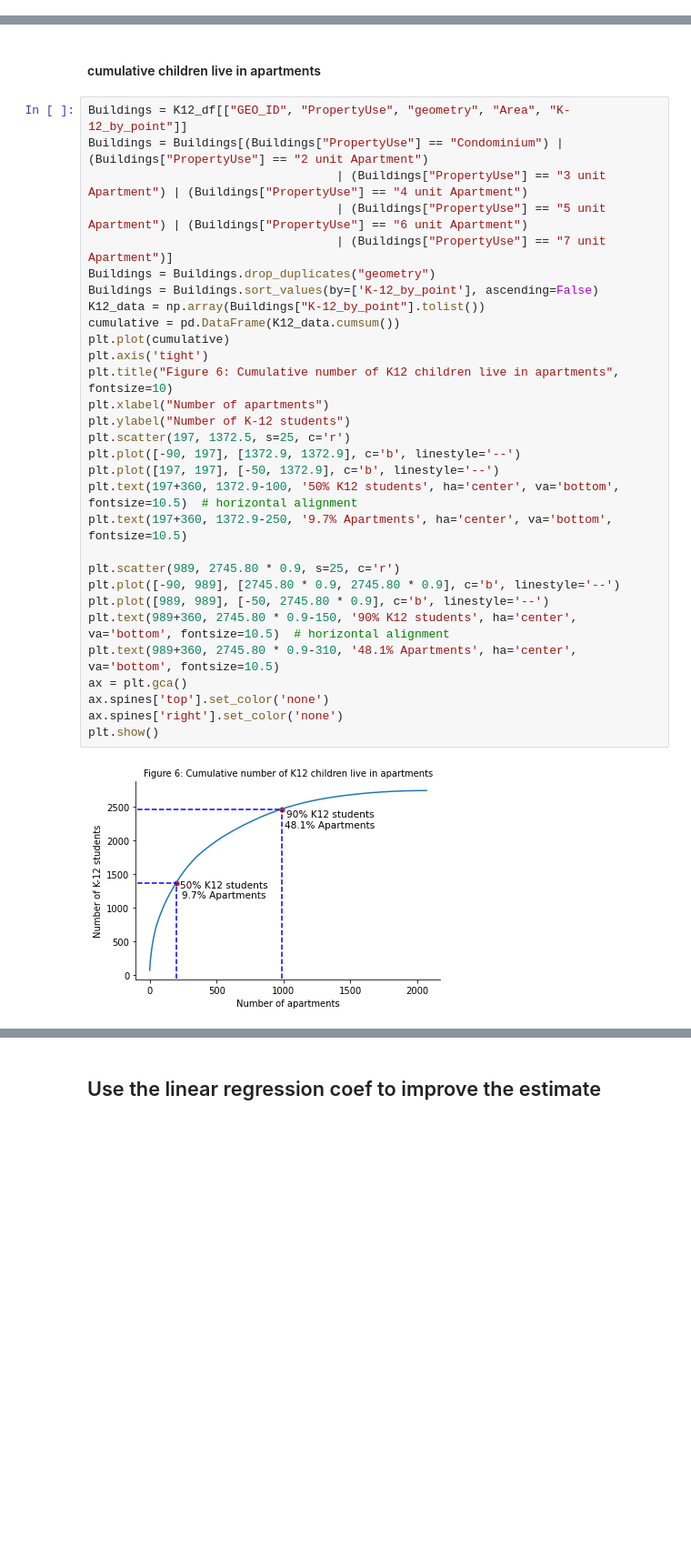
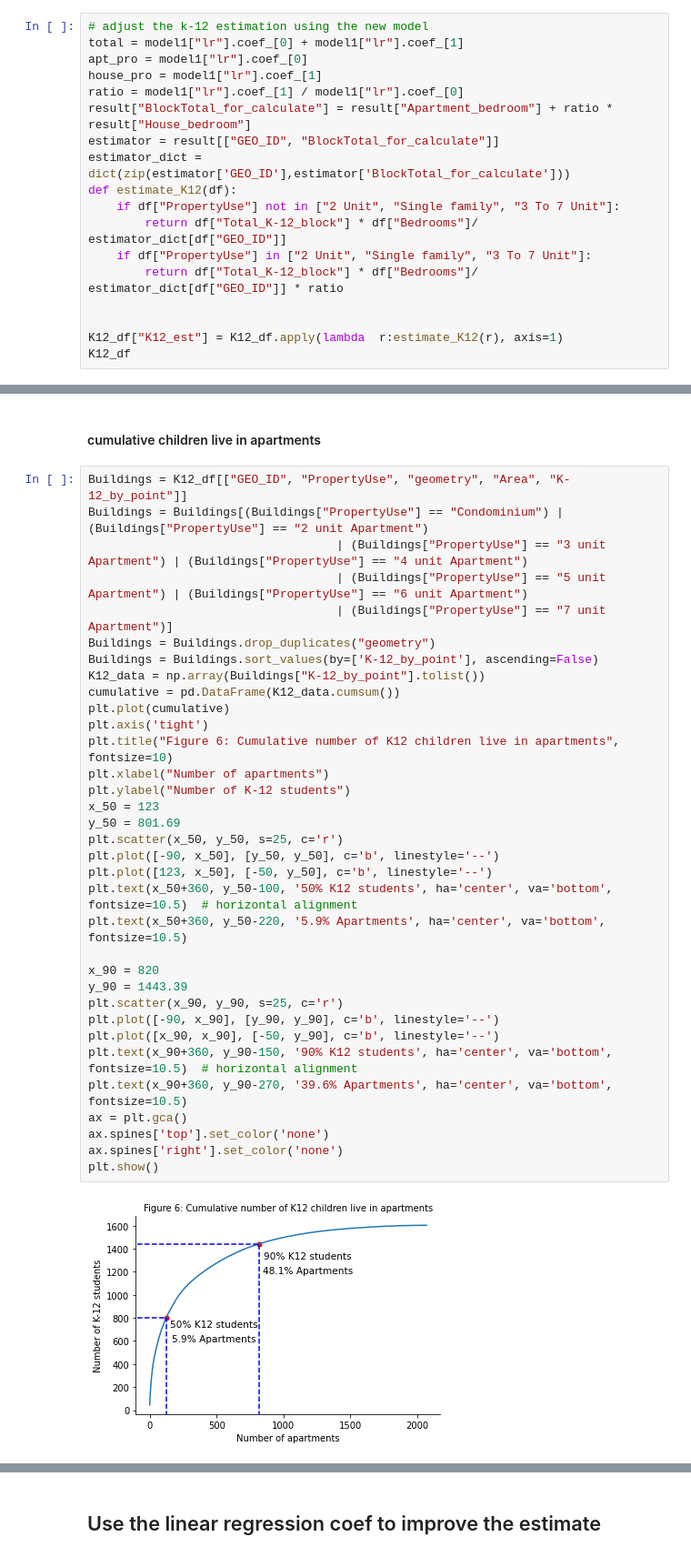
Before and after one commit to wesley0628/Internet-Access-Analysis, a Jupyter notebook: Internet_Access.ipynb, the cells around one changed output, grey strips where cells are left out. Shown at 91% size. Saved outputs shown, nothing was run; the diff lists cells and outputs as text; blank space fills up the shorter version.

Commit message:
Change bedrooms numbers for 0 bedroom apartments

```diff
--- a/Internet_Access.ipynb
+++ b/Internet_Access.ipynb
@@ -242,3 +249,21 @@ print(model1["lr"].coef_[1] / model1["lr"].coef_[0])
 # %% [output]
 4.383149098503588
 [figure]
+# %%
+# adjust the k-12 estimation using the new model
+total = model1["lr"].coef_[0] + model1["lr"].coef_[1]
+apt_pro = model1["lr"].coef_[0]
+house_pro = model1["lr"].coef_[1]
+ratio = model1["lr"].coef_[1] / model1["lr"].coef_[0]
+result["BlockTotal_for_calculate"] = result["Apartment_bedroom"] + ratio * result["House_bedroom"]
+estimator = result[["GEO_ID", "BlockTotal_for_calculate"]]
+estimator_dict = dict(zip(estimator['GEO_ID'],estimator['BlockTotal_for_calculate']))
+def estimate_K12(df):
+    if df["PropertyUse"] not in ["2 Unit", "Single family", "3 To 7 Unit"]:
+        return df["Total_K-12_block"] * df["Bedrooms"]/ estimator_dict[df["GEO_ID"]]
+    if df["PropertyUse"] in ["2 Unit", "Single family", "3 To 7 Unit"]:
+        return df["Total_K-12_block"] * df["Bedrooms"]/ estimator_dict[df["GEO_ID"]] * ratio
+
+
+K12_df["K12_est"] = K12_df.apply(lambda  r:estimate_K12(r), axis=1)
+K12_df
@@ -303,33 +336,37 @@ block_with_apartment[block_with_apartment["GEO_ID"] == "1000000US550250002043007
 # %%
 Buildings = K12_df[["GEO_ID", "PropertyUse", "geometry", "Area", "K-12_by_point"]]
 Buildings = Buildings[(Buildings["PropertyUse"] == "Condominium") | (Buildings["PropertyUse"] == "2 unit Apartment")
                                    | (Buildings["PropertyUse"] == "3 unit Apartment") | (Buildings["PropertyUse"] == "4 unit Apartment")
                                    | (Buildings["PropertyUse"] == "5 unit Apartment") | (Buildings["PropertyUse"] == "6 unit Apartment")
                                    | (Buildings["PropertyUse"] == "7 unit Apartment")]
 Buildings = Buildings.drop_duplicates("geometry")
 Buildings = Buildings.sort_values(by=['K-12_by_point'], ascending=False)
 K12_data = np.array(Buildings["K-12_by_point"].tolist())
 cumulative = pd.DataFrame(K12_data.cumsum())
 plt.plot(cumulative)
 plt.axis('tight')
 plt.title("Figure 6: Cumulative number of K12 children live in apartments", fontsize=10)
 plt.xlabel("Number of apartments")
 plt.ylabel("Number of K-12 students")
-plt.scatter(197, 1372.5, s=25, c='r')
-plt.plot([-90, 197], [1372.9, 1372.9], c='b', linestyle='--')
-plt.plot([197, 197], [-50, 1372.9], c='b', linestyle='--')
-plt.text(197+360, 1372.9-100, '50% K12 students', ha='center', va='bottom', fontsize=10.5)  # horizontal alignment
-plt.text(197+360, 1372.9-250, '9.7% Apartments', ha='center', va='bottom', fontsize=10.5)
+x_50 = 123
+y_50 = 801.69
+plt.scatter(x_50, y_50, s=25, c='r')
+plt.plot([-90, x_50], [y_50, y_50], c='b', linestyle='--')
+plt.plot([123, x_50], [-50, y_50], c='b', linestyle='--')
+plt.text(x_50+360, y_50-100, '50% K12 students', ha='center', va='bottom', fontsize=10.5)  # horizontal alignment
+plt.text(x_50+360, y_50-220, '5.9% Apartments', ha='center', va='bottom', fontsize=10.5)
 
-plt.scatter(989, 2745.80 * 0.9, s=25, c='r')
-plt.plot([-90, 989], [2745.80 * 0.9, 2745.80 * 0.9], c='b', linestyle='--')
-plt.plot([989, 989], [-50, 2745.80 * 0.9], c='b', linestyle='--')
-plt.text(989+360, 2745.80 * 0.9-150, '90% K12 students', ha='center', va='bottom', fontsize=10.5)  # horizontal alignment
-plt.text(989+360, 2745.80 * 0.9-310, '48.1% Apartments', ha='center', va='bottom', fontsize=10.5)
+x_90 = 820
+y_90 = 1443.39
+plt.scatter(x_90, y_90, s=25, c='r')
+plt.plot([-90, x_90], [y_90, y_90], c='b', linestyle='--')
+plt.plot([x_90, x_90], [-50, y_90], c='b', linestyle='--')
+plt.text(x_90+360, y_90-150, '90% K12 students', ha='center', va='bottom', fontsize=10.5)  # horizontal alignment
+plt.text(x_90+360, y_90-270, '39.6% Apartments', ha='center', va='bottom', fontsize=10.5)
 ax = plt.gca()
 ax.spines['top'].set_color('none')
 ax.spines['right'].set_color('none')
 plt.show()
 # %% [output]
-[figure, old version]
+[figure, new version]
 # %%
```
Also changed, not shown: parts of 6 cells of this notebook, 2 other files.
